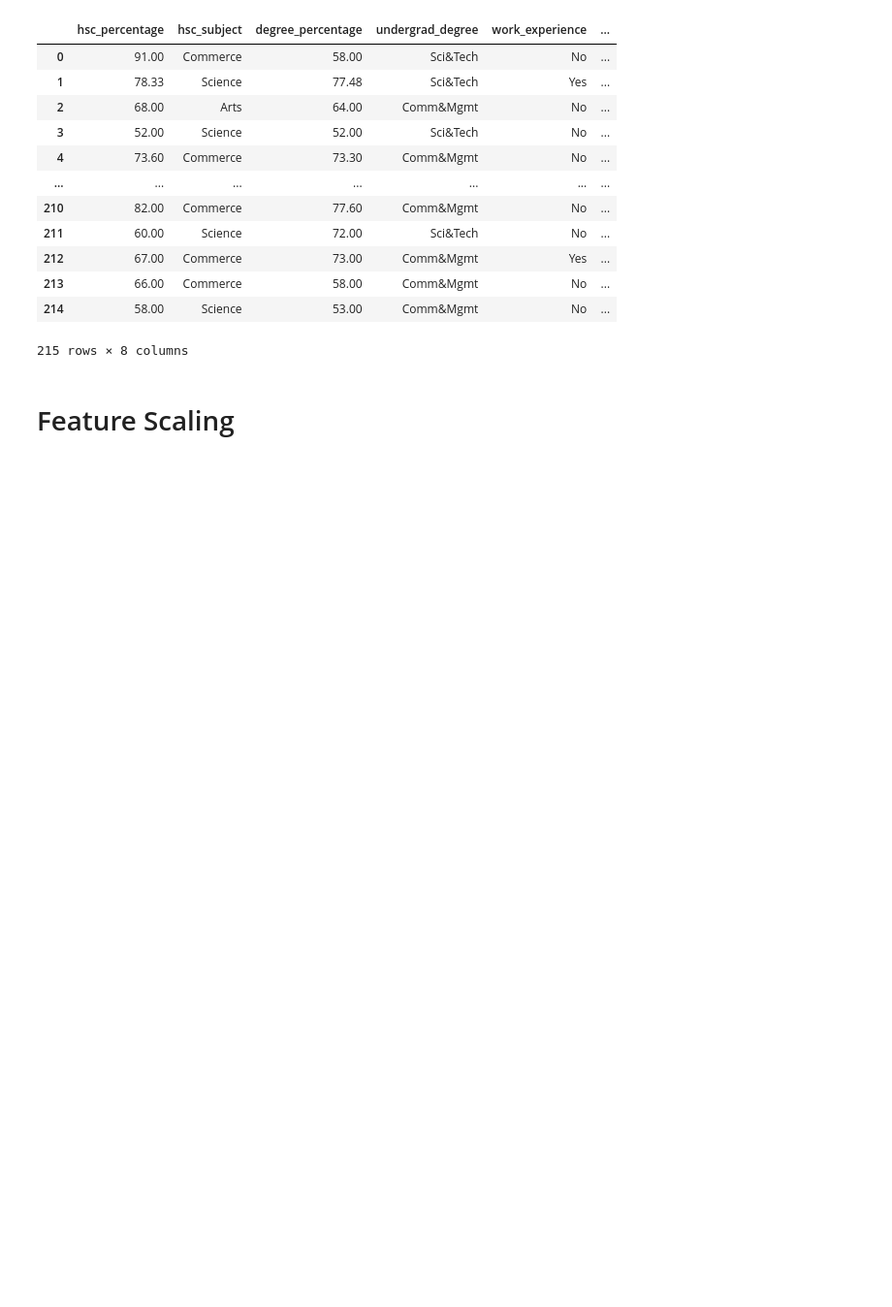
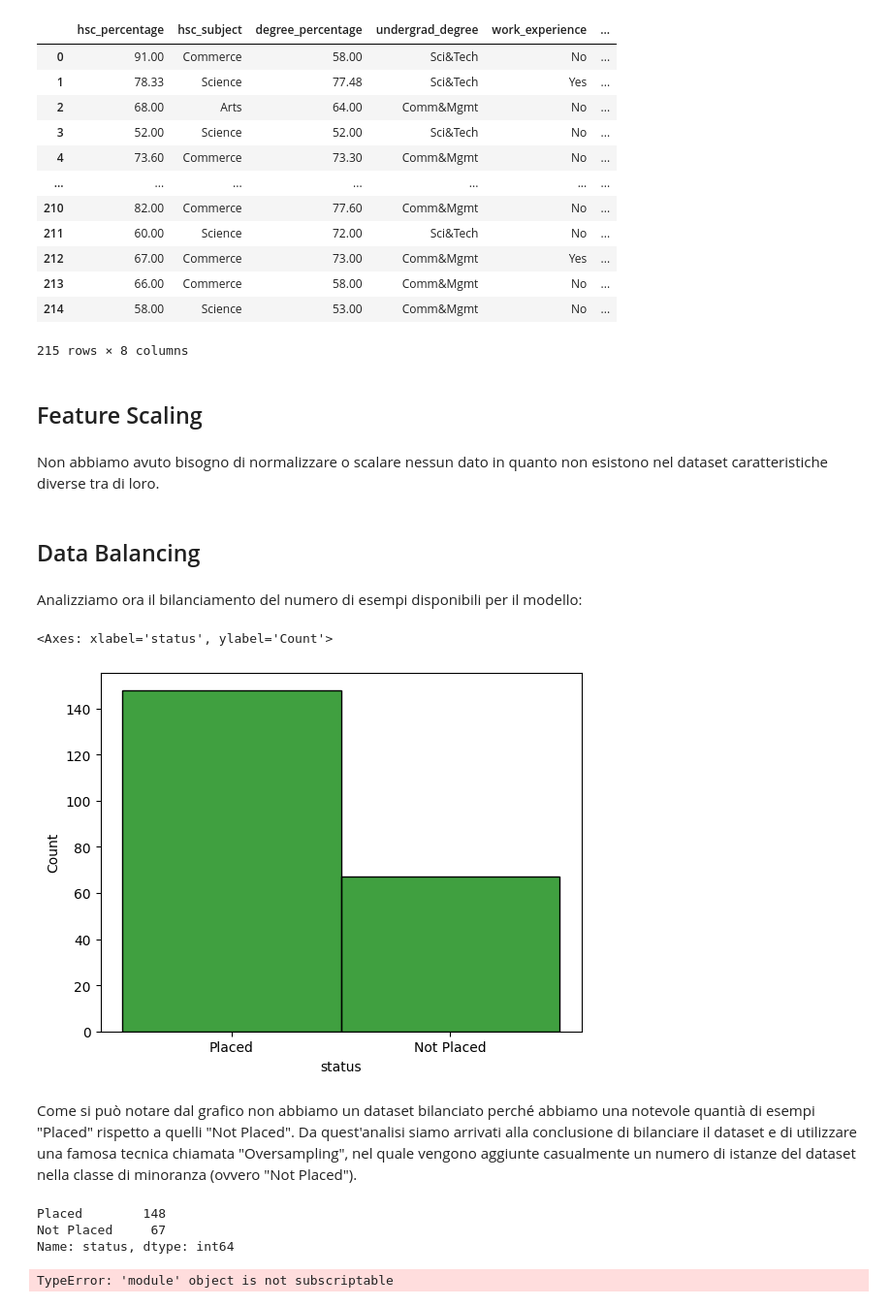
Before and after one commit to ShackWove/UGotTheJob, a Jupyter notebook: UGotTheJob.ipynb, the cells around one changed output. Shown at 97% size. Drawn from its saved outputs; the diff is of its cells as text; code cells hidden in the pictures; blank space fills up the shorter version.

```diff
--- a/UGotTheJob.ipynb
+++ b/UGotTheJob.ipynb
@@ -207,4 +211,23 @@ df
 | 214 | 58.00 | Science | 53.00 | Comm&Mgmt | No | ... |
 215 rows × 8 columns
 # %% [markdown]
-# Feature Scaling
+## Feature Scaling
+# %% [markdown]
+Non abbiamo avuto bisogno di normalizzare o scalare nessun dato in quanto non esistono nel dataset caratteristiche diverse tra di loro.
+# %% [markdown]
+## Data Balancing
+# %% [markdown]
+Analizziamo ora il bilanciamento del numero di esempi disponibili per il modello:
+# %%
+sbs.histplot(df['status'], legend=True, color="green")
+# %% [output]
+<Axes: xlabel='status', ylabel='Count'>
+[figure, added]
+# %% [markdown]
+Come si può notare dal grafico non abbiamo un dataset bilanciato perché abbiamo una notevole quantià di esempi "Placed" rispetto a quelli "Not Placed". Da quest'analisi siamo arrivati alla conclusione di bilanciare il dataset e di utilizzare una famosa tecnica chiamata "Oversampling", nel quale vengono aggiunte casualmente un numero di istanze del dataset nella classe di minoranza (ovvero "Not Placed").
+# %%
+df.status.value_counts()
+# %% [output]
+Placed        148
+Not Placed     67
+Name: status, dtype: int64
@@ -210,0 +242,5 @@ df
+# %%
+X = df.drop('status', axis=1)
+y = pd[['status']]
+# %% [output]
+TypeError: 'module' object is not subscriptable
```
Also changed, not shown: parts of 2 cells of this notebook.
